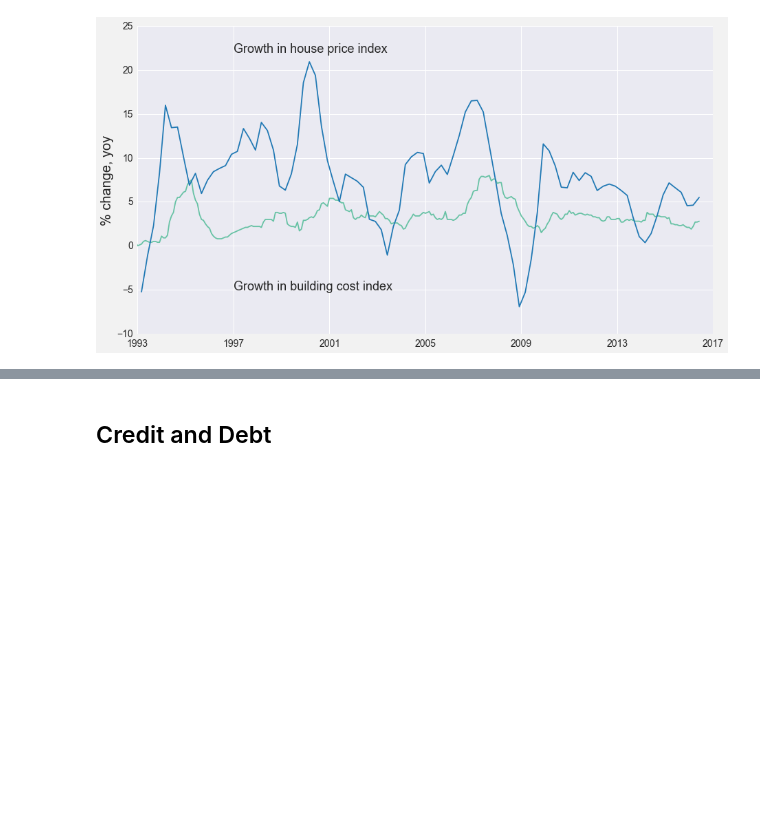
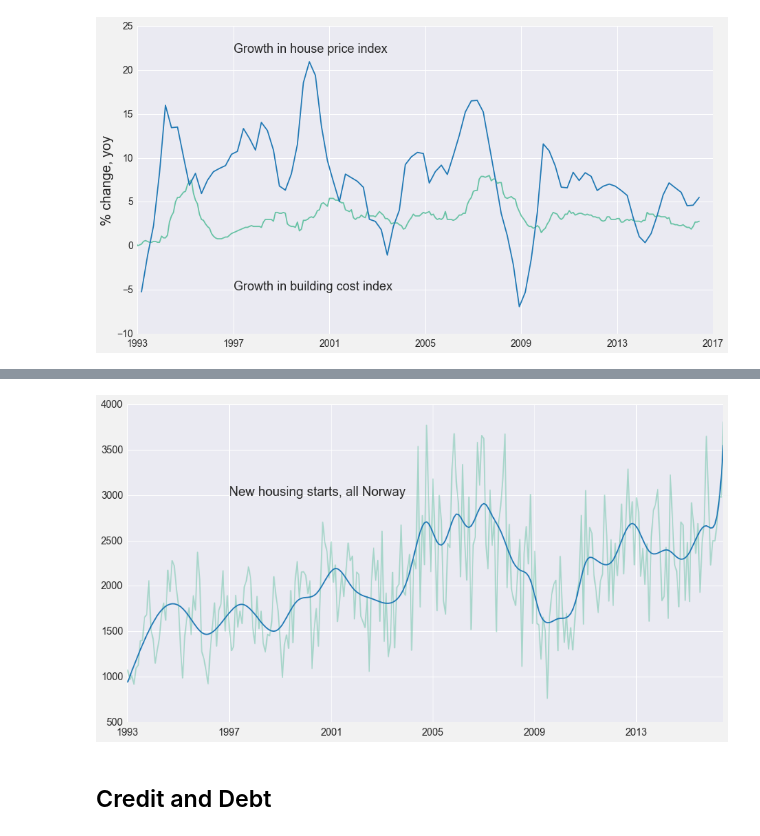
Before and after one commit to jmaurit/norwayeconomy, a Jupyter notebook: norwayeconomy.ipynb, the cells around one changed output, grey strips where cells are left out. Drawn from its saved outputs; the diff is of its cells as text; code cells hidden in the pictures; blank space fills up the shorter version.

```diff
--- a/norwayeconomy.ipynb
+++ b/norwayeconomy.ipynb
@@ -354,3 +435,30 @@ plt.show()
+# %%
+bygging = pd.read_csv("http://data.ssb.no/api/v0/dataset/95146.csv?lang=no", sep=";", header=0, decimal=",")
+bygging["statistikkvariabel"] = bygging.statistikkvariabel.astype("category")
+bygging.statistikkvariabel.cat.categories
+variabler = ['Boliger under arbeid', 'Fullfoert bruksareal (1 000 m2)',
+       'Fullfoerte boliger', 'Igangsatt bruksareal (1 000 m2)',
+       'Igangsatte boliger', 'Under arbeid, bruksareal (1 000 m�)']
+bygging["statistikkvariabel"] = bygging.statistikkvariabel.cat.rename_categories(variabler)
+bygging.rename(columns={"Boligbygg, etter region, statistikkvariabel og tid": "boligbygging"}, inplace=True)
+bygging["tid"] = pd.to_datetime(bygging.tid, format="%YM%m")
+bygging["boligbygging"]=bygging.boligbygging.astype(float)
+
+igangsatte = bygging[bygging.statistikkvariabel == "Igangsatte boliger"]
+t = len(igangsatte.tid)
+T = [i for i in range(t)]
+
+s_igangsatte = UnivariateSpline(T, igangsatte.boligbygging, k=3, s=50000000)
+smooth_igangsatte = s_igangsatte(T)
+# %%
+fig, ax = plt.subplots()
+ax.plot(igangsatte.tid, igangsatte.boligbygging, alpha=.5)
+ax.plot(igangsatte.tid, smooth_igangsatte)
+ax.annotate("New housing starts, all Norway", xy=(datetime.strptime('01011997', '%d%m%Y'),3000))
+fig.savefig("figures/new_housing_starts.png")
+plt.show()
+# %% [output]
+[figure, added]
 # %% [markdown]
 ## Credit and Debt
 # %%
```
Also changed, not shown: parts of 17 cells of this notebook, 8 other files.
